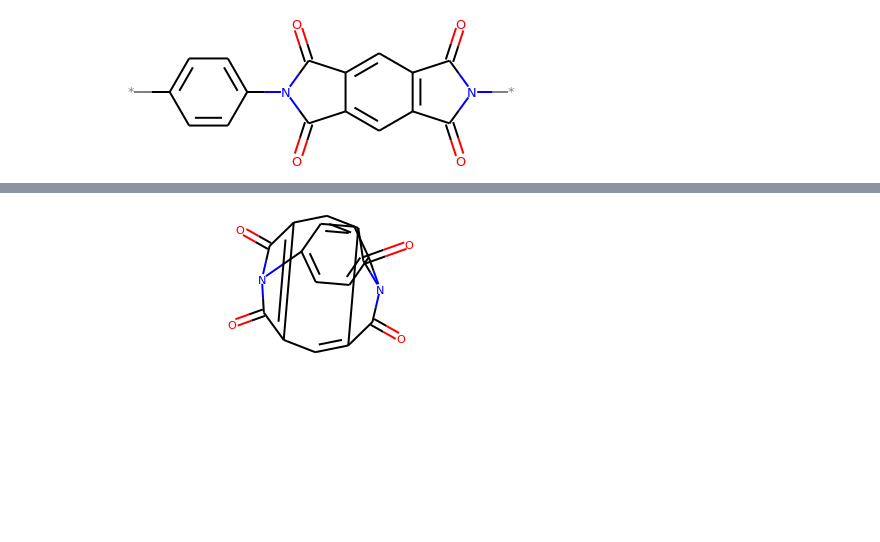
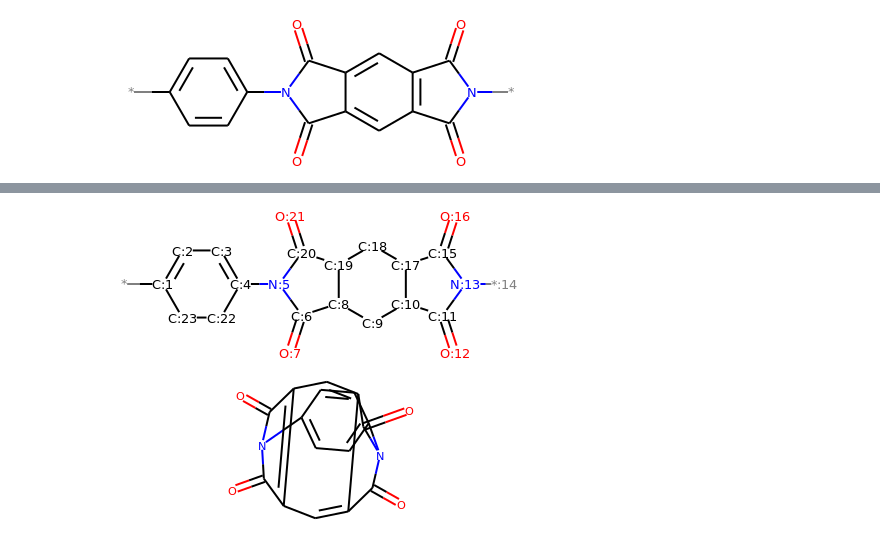
Before and after one commit to rishigurnani/hMOFs-Snurr, a Jupyter notebook: fall20_mse_8803_3.ipynb, the cells around one changed output, grey strips where cells are left out. Drawn from its saved outputs; the diff is of its cells as text; code cells hidden in the pictures; blank space fills up the shorter version.

```diff
--- a/fall20_mse_8803_3.ipynb
+++ b/fall20_mse_8803_3.ipynb
@@ -24,3 +33,7 @@ mol
+# %%
+ru.mol_with_atom_index(mol2)
+# %% [output]
+[figure, added]
 # %%
 lp = ru.LinearPol(mol)
 pm = lp.PeriodicMol()
```
Also changed, not shown: parts of 36 cells of this notebook, 2 other files.
